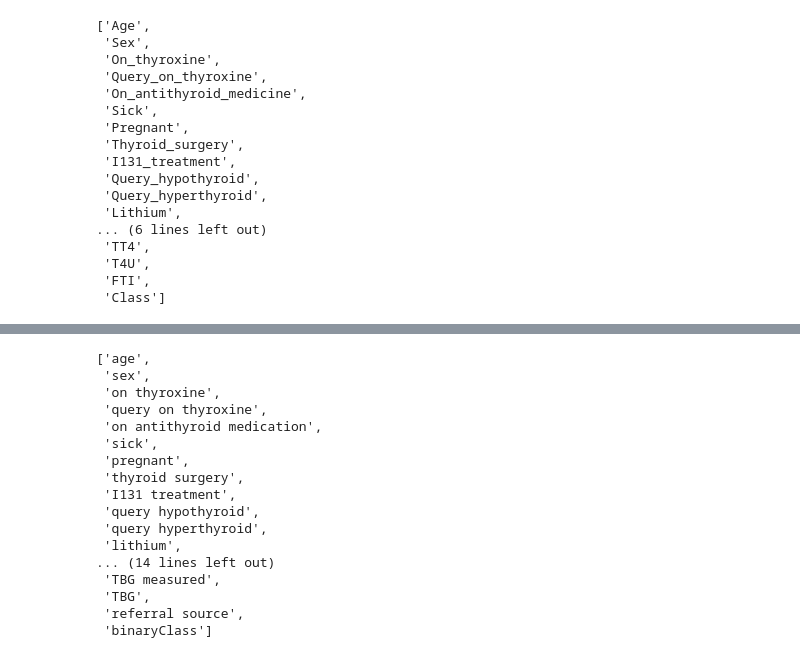
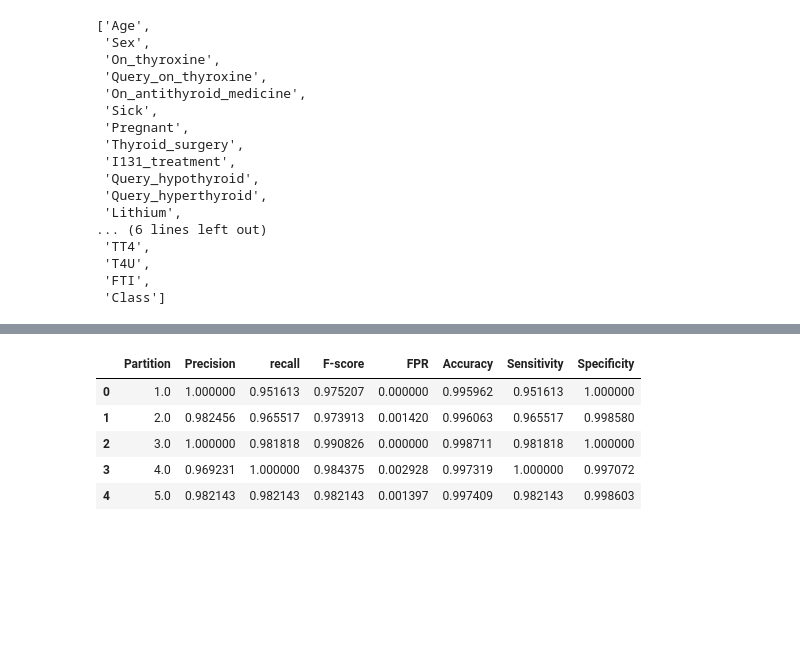
Before and after one commit to AnukulSri/DS_ML, a Jupyter notebook: Thyriod_prediction/combine_thyroid.ipynb, the cells around one changed output, grey strips where cells are left out. Saved outputs shown, nothing was run; the diff lists cells and outputs as text; code cells hidden in the pictures; blank space fills up the shorter version.

```diff
--- a/Thyriod_prediction/combine_thyroid.ipynb
+++ b/Thyriod_prediction/combine_thyroid.ipynb
@@ -40,20 +381,9 @@ df.columns.tolist()
 # %%
-dff.columns.tolist()
+dff
 # %% [output]
-['age',
- 'sex',
- 'on thyroxine',
- 'query on thyroxine',
- 'on antithyroid medication',
- 'sick',
- 'pregnant',
- 'thyroid surgery',
- 'I131 treatment',
- 'query hypothyroid',
- 'query hyperthyroid',
- 'lithium',
-... (14 lines left out)
- 'TBG measured',
- 'TBG',
- 'referral source',
- 'binaryClass']
+|  | Partition | Precision | recall | F-score | FPR | Accuracy | Sensitivity | Specificity |
+| 0 | 1.0 | 1.000000 | 0.951613 | 0.975207 | 0.000000 | 0.995962 | 0.951613 | 1.000000 |
+| 1 | 2.0 | 0.982456 | 0.965517 | 0.973913 | 0.001420 | 0.996063 | 0.965517 | 0.998580 |
+| 2 | 3.0 | 1.000000 | 0.981818 | 0.990826 | 0.000000 | 0.998711 | 0.981818 | 1.000000 |
+| 3 | 4.0 | 0.969231 | 1.000000 | 0.984375 | 0.002928 | 0.997319 | 1.000000 | 0.997072 |
+| 4 | 5.0 | 0.982143 | 0.982143 | 0.982143 | 0.001397 | 0.997409 | 0.982143 | 0.998603 |
```
Also changed, not shown: parts of 35 cells of this notebook.
